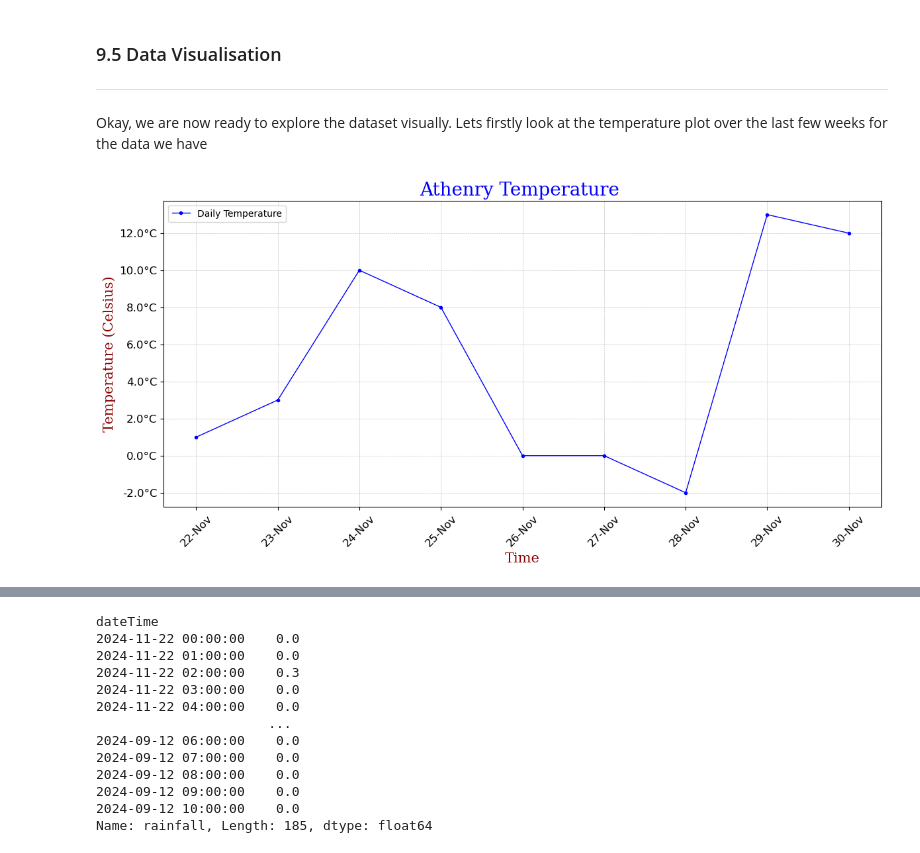
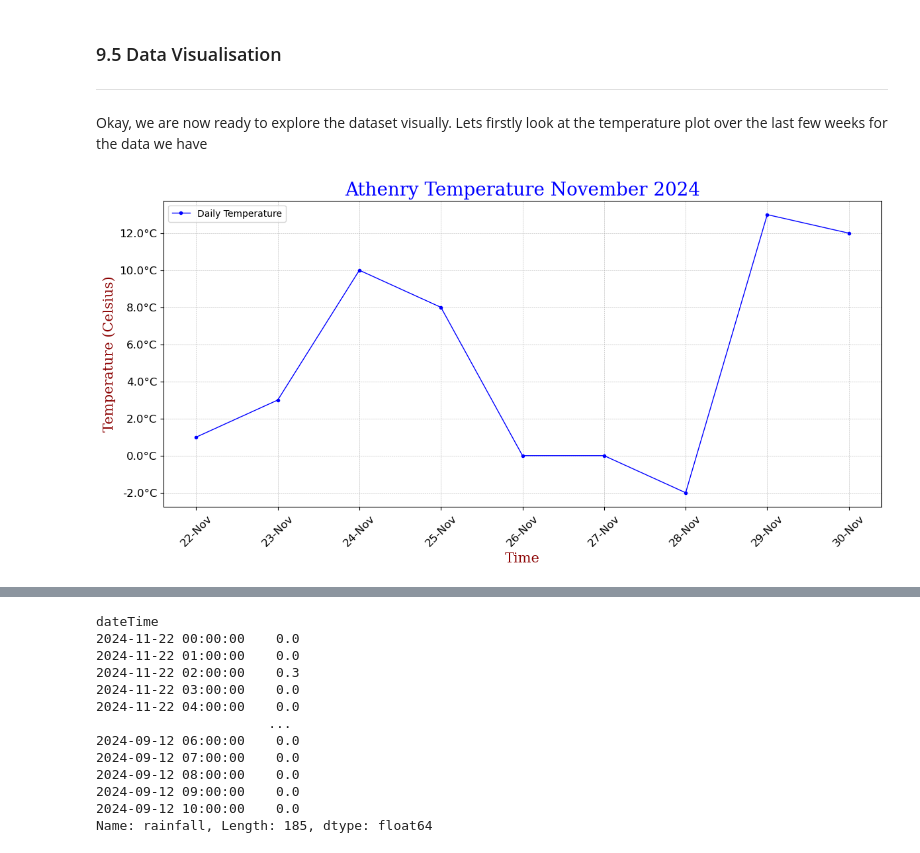
Before and after one commit to MikeCurleyCoosan/computer_infrastructure, a Jupyter notebook: weather.ipynb, the cells around one changed output, grey strips where cells are left out. Saved outputs shown, nothing was run; the diff lists cells and outputs as text; code cells hidden in the pictures.

```diff
--- a/weather.ipynb
+++ b/weather.ipynb
@@ -708,35 +708,35 @@ fig, ax = plt.subplots(figsize=(14, 6))
 #Set the colors for the pie chart
 colors = ['blue', 'green', 'red']
 
 #Set the font for the x and y axis labels and the title
 font1 = {'family':'serif','color':'blue','size':20}
 font2 = {'family':'serif','color':'darkred','size':15}
 
 ax.plot(truncateddf['temperature'], color='blue', marker='o', linestyle='-', linewidth=1, markersize=3)
 #Add a title
-ax.set_title('Athenry Temperature ', fontdict = font1)
+ax.set_title('Athenry Temperature November 2024', fontdict = font1)
 #Add x and y labels
 ax.set_xlabel('Time', fontdict = font2)
 ax.set_ylabel('Temperature (Celsius)', fontdict = font2)
 #Add a legend
 plt.legend(['Daily Temperature'], loc='upper left')
 #Add a grid
 ax.grid(True, which='both', linestyle='--', linewidth=0.4)
 
 # Set the major locator to every second day
 ax.xaxis.set_major_locator(mdate.DayLocator(interval=1))
 ax.xaxis.set_major_formatter(mdate.DateFormatter('%d-%b'))
 ax.yaxis.set_major_formatter(temperature_formatter)
 
 #Add ticks
 plt.xticks(fontsize=12, rotation=45)
 
 plt.yticks(fontsize=12)
 
 
 plt.show()
 # %% [output]
-[figure, old version]
+[figure, new version]
 # %%
 # Plot the hourly wind speed
 
```
Also changed, not shown: parts of 3 cells of this notebook.
